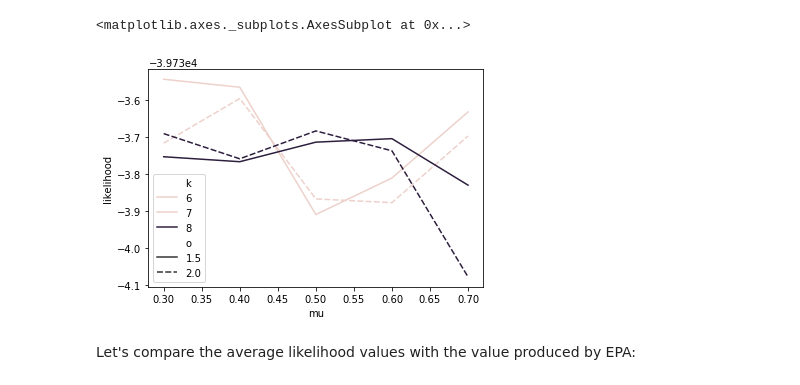
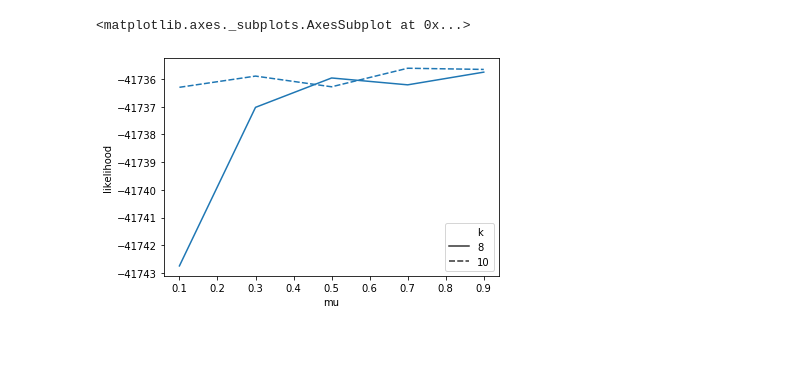
Before and after one commit to phylo42/EPIK, a Jupyter notebook: kmer_filter.ipynb, the cells around one changed output. Saved outputs shown, nothing was run; the diff lists cells and outputs as text; code cells hidden in the pictures; blank space fills up the shorter version.

```diff
--- a/kmer_filter.ipynb
+++ b/kmer_filter.ipynb
@@ -18,4 +61,6 @@ import seaborn as sns
 # %%
-filename = "/home/nikolai/dev/datasets/example_6/pewo_likelihood/summary_table_LL_rappas2.csv"
+workdir = "/home/nikolai/dev/datasets/d652/266_pruning/pewo_likelihood"
+filename = f"{workdir}/summary_table_LL_rappas2.csv"
 df_rappas = pd.read_csv(filename, sep=";")
 df_rappas["software"] = "rappas"
+df_rappas.head()
@@ -31,7 +74,5 @@ df_rappas[:5]
 # %%
-sns.lineplot(x="mu", y="likelihood", data=df_rappas, hue="k", style="o")
+sns.lineplot(x="mu", y="likelihood", style="k", data=df_rappas)
 # %% [output]
 <matplotlib.axes._subplots.AxesSubplot at 0x...>
-[figure, old version]
+[figure, new version]
-# %% [markdown]
-Let's compare the average likelihood values with the value produced by EPA:
```
Also changed, not shown: parts of 37 cells of this notebook, 1 other file.
